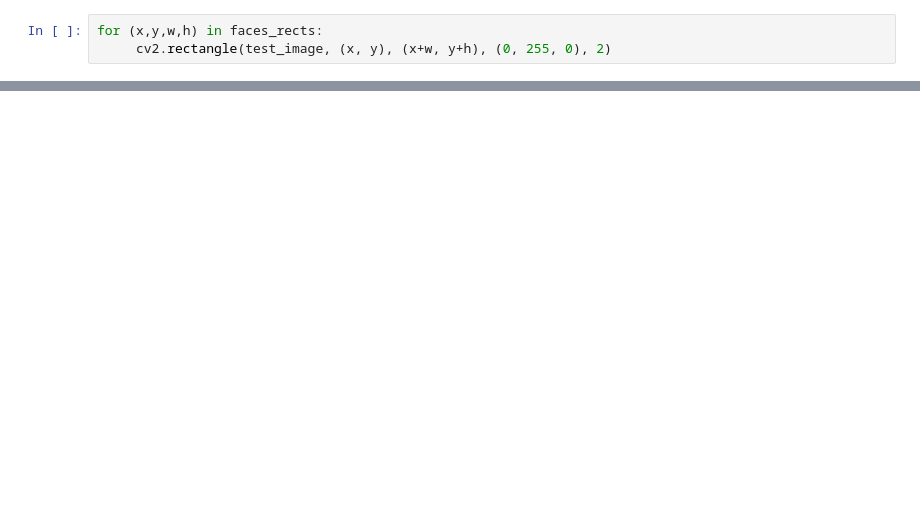
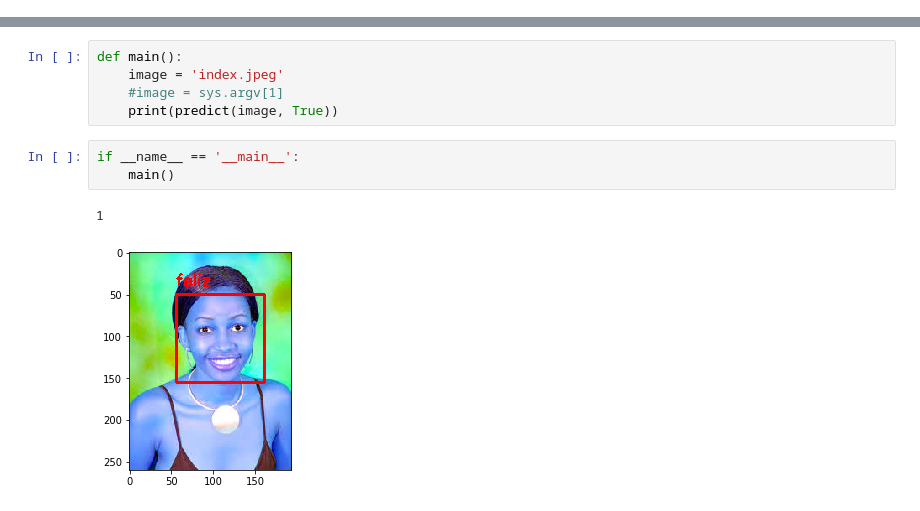
Before and after one commit to experimenteBB/desafioBBCpuAfetiva, a Jupyter notebook: main_predict.ipynb, the cells around one changed output, grey strips where cells are left out. Cells and saved outputs as stored; diff of their text form; blank space fills up the shorter version.

```diff
--- a/main_predict.ipynb
+++ b/main_predict.ipynb
@@ -13,3 +0,0 @@ NameError: name 'faces_rects' is not defined
-# %%
-for (x,y,w,h) in faces_rects:
-     cv2.rectangle(test_image, (x, y), (x+w, y+h), (0, 255, 0), 2)
@@ -113,0 +69,11 @@ Note: you may need to restart the kernel to use updated packages.
+# %%
+def main():
+    image = 'index.jpeg'
+    #image = sys.argv[1]
+    print(predict(image, True))
+# %%
+if __name__ == '__main__':
+    main()
+# %% [output]
+1
+[figure, added]
```
Also changed, not shown: parts of 9 cells of this notebook.
